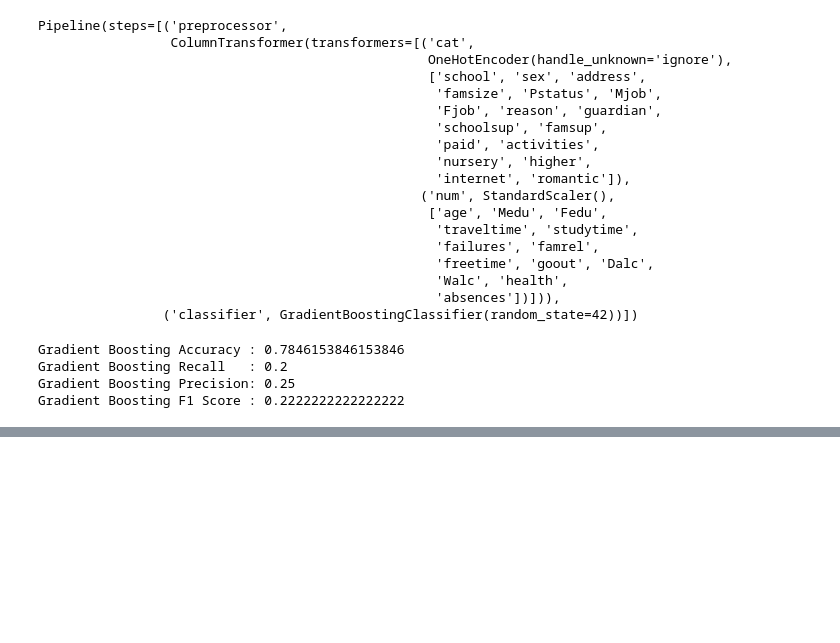
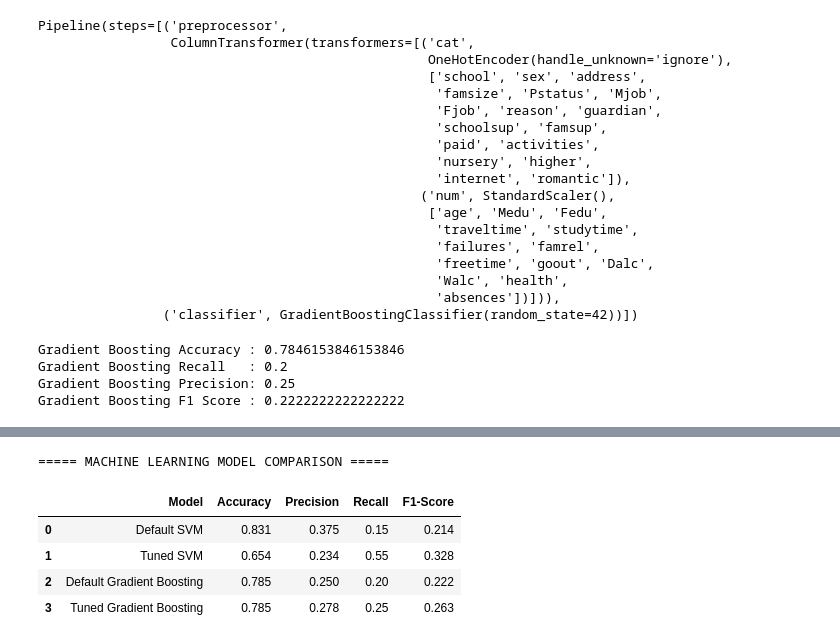
Before and after one commit to harini281/ml_assignment, a Jupyter notebook: student_risk_modelling.ipynb, the cells around one changed output, grey strips where cells are left out. Saved outputs shown, nothing was run; the diff lists cells and outputs as text; code cells hidden in the pictures; blank space fills up the shorter version.

Commit message:
Complete ML model evaluation and comparison

```diff
--- a/student_risk_modelling.ipynb
+++ b/student_risk_modelling.ipynb
@@ -580,0 +697,67 @@ Best CV Recall: 0.7135971786833857
+# %%
+# ============================================================
+# STEP 3: COMPARE ALL MACHINE LEARNING MODELS
+# ============================================================
+
+# Import pandas to create a comparison table
+import pandas as pd
+
+# Import evaluation metrics
+from sklearn.metrics import (
+    accuracy_score,
+    precision_score,
+    recall_score,
+    f1_score
+)
+
+# Function to calculate evaluation metrics for each model
+def evaluate_model(model_name, predictions):
+
+    # Compare actual student labels with predicted labels
+    return {
+        "Model": model_name,
+
+        # Percentage of all correctly classified students
+        "Accuracy": accuracy_score(y_test, predictions),
+
+        # How many predicted At-Risk students are actually At-Risk
+        "Precision": precision_score(
+            y_test, predictions, pos_label="At-Risk", zero_division=0
+        ),
+
+        # How many actual At-Risk students the model identifies
+        "Recall": recall_score(
+            y_test, predictions, pos_label="At-Risk", zero_division=0
+        ),
+
+        # Balance between precision and recall
+        "F1-Score": f1_score(
+            y_test, predictions, pos_label="At-Risk", zero_division=0
+        )
+    }
+
+
+# Calculate metrics for all four trained models
+comparison_results = [
+    evaluate_model("Default SVM", svm_predictions),
+    evaluate_model("Tuned SVM", tuned_svm_predictions),
+    evaluate_model("Default Gradient Boosting", gb_predictions),
+    evaluate_model("Tuned Gradient Boosting", tuned_gb_predictions)
+]
+
+# Convert the results into a pandas DataFrame
+comparison_df = pd.DataFrame(comparison_results)
+
+# Round numerical results to three decimal places
+comparison_df = comparison_df.round(3)
+
+# Display the model comparison table
+print("===== MACHINE LEARNING MODEL COMPARISON =====")
+display(comparison_df)
+# %% [output]
+===== MACHINE LEARNING MODEL COMPARISON =====
+|  | Model | Accuracy | Precision | Recall | F1-Score |
+| 0 | Default SVM | 0.831 | 0.375 | 0.15 | 0.214 |
+| 1 | Tuned SVM | 0.654 | 0.234 | 0.55 | 0.328 |
+| 2 | Default Gradient Boosting | 0.785 | 0.250 | 0.20 | 0.222 |
+| 3 | Tuned Gradient Boosting | 0.785 | 0.278 | 0.25 | 0.263 |
```
Also changed, not shown: parts of 11 cells of this notebook.
